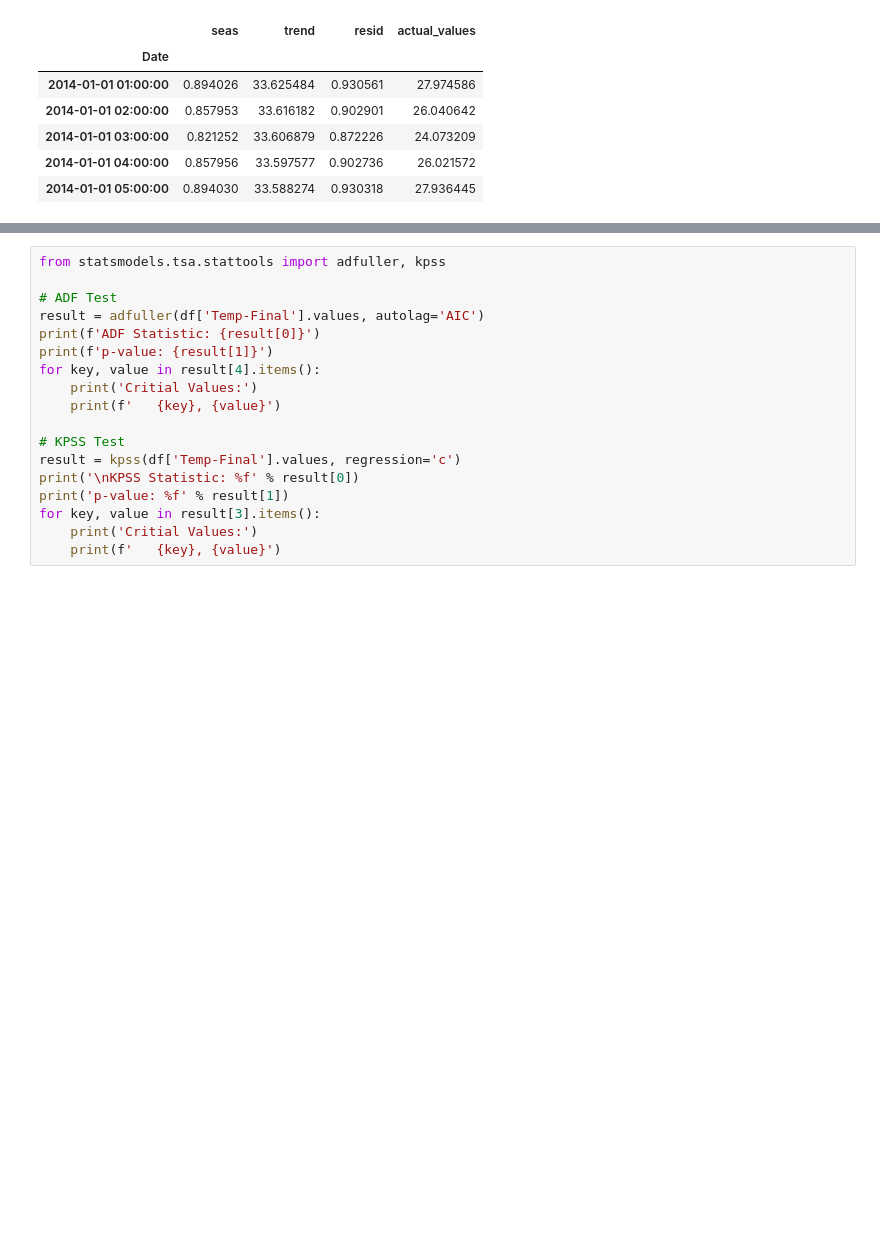
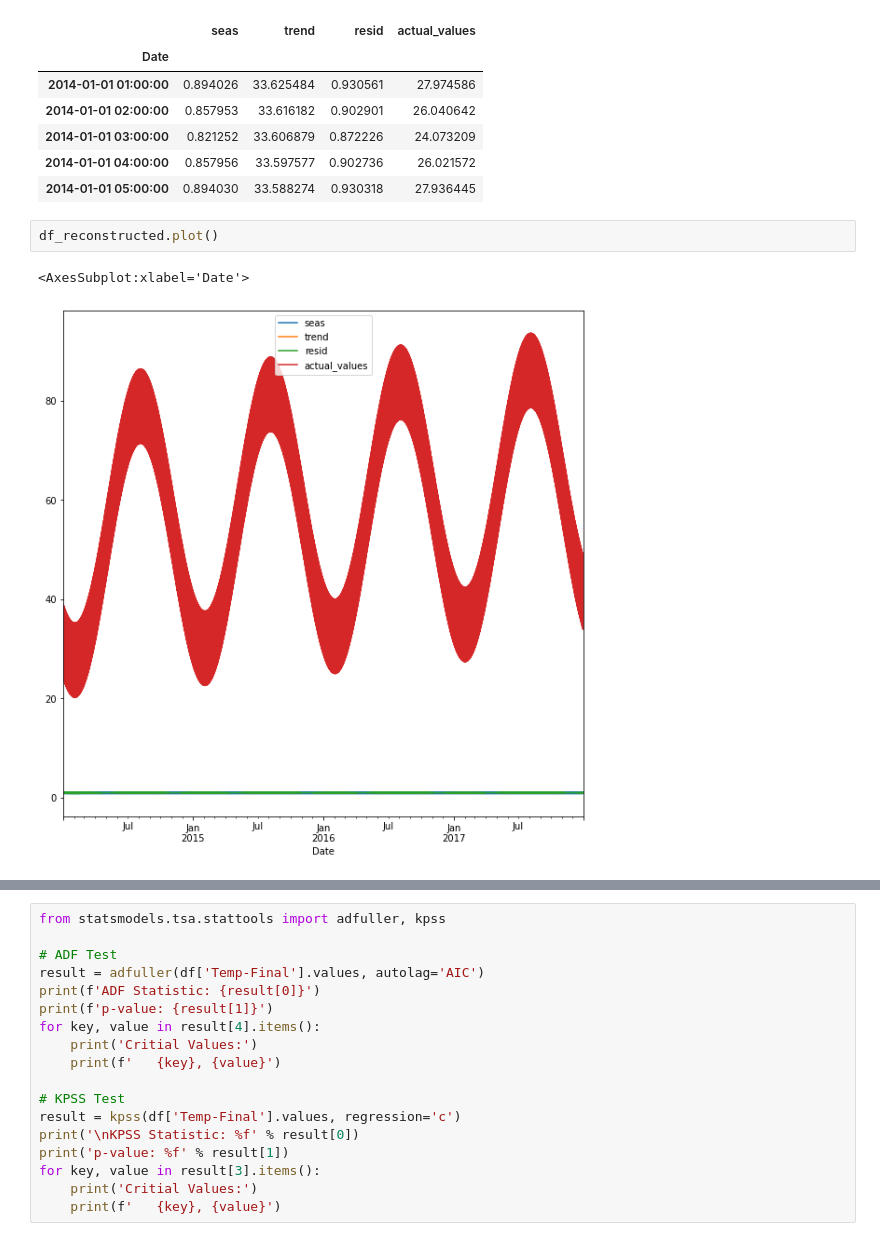
Before and after one commit to ejw-data/ml-playground, a Jupyter notebook: time_series_test.ipynb, the cells around one changed output, grey strips where cells are left out. Saved outputs shown, nothing was run; the diff lists cells and outputs as text; blank space fills up the shorter version.

```diff
--- a/time_series_test.ipynb
+++ b/time_series_test.ipynb
@@ -131,3 +129,8 @@ df_reconstructed.head()
 | 2014-01-01 03:00:00 | 0.821252 | 33.606879 | 0.872226 | 24.073209 |
 | 2014-01-01 04:00:00 | 0.857956 | 33.597577 | 0.902736 | 26.021572 |
 | 2014-01-01 05:00:00 | 0.894030 | 33.588274 | 0.930318 | 27.936445 |
+# %%
+df_reconstructed.plot()
+# %% [output]
+<AxesSubplot:xlabel='Date'>
+[figure, added]
```
Also changed, not shown: parts of 8 cells of this notebook.
